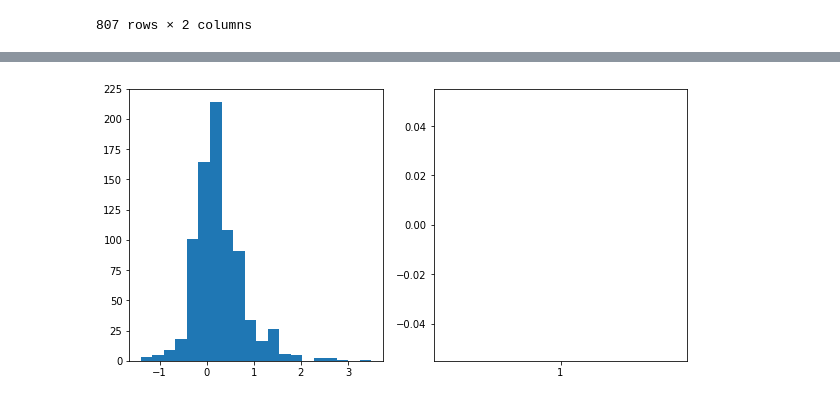
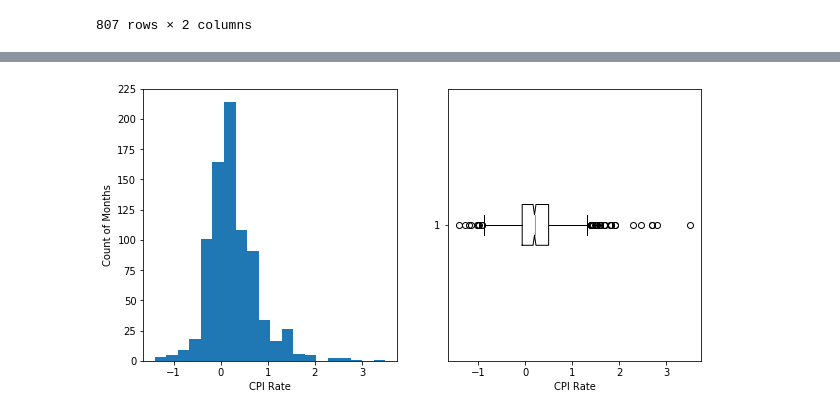
Before and after one commit to chrisoyer/thinkful_notes, a Jupyter notebook: Food Inflation plots.ipynb, the cells around one changed output, grey strips where cells are left out. Saved outputs shown, nothing was run; the diff lists cells and outputs as text; code cells hidden in the pictures.

```diff
--- a/Food Inflation plots.ipynb
+++ b/Food Inflation plots.ipynb
@@ -880,0 +892,8 @@ _This is a histogram of the price level measurements._
+# %%
+#add a column
+cpidf['cpi_rate']=cpidf['cpi'].diff()
+
+#remove Nulls that occured
+cpidf=cpidf.dropna()
+
+cpidf.info()
@@ -881,16 +909,17 @@ _This is a histogram of the price level measurements._
 # %%
-#add a column
-cpidf['cpi_rate']=cpidf['cpi'].diff()
-
 #Histogram & boxplot
-plt.figure(figsize=(10,5))
+fig = plt.figure(figsize=(10,5))
 
 plt.subplot(1,2,1)
 plt.hist(cpidf['cpi_rate'], bins=20)
-#plt.xlabel('CPI Rate')
+plt.xlabel('CPI Rate')
+plt.ylabel('Count of Months')
 
 plt.subplot(1,2,2)
-plt.boxplot(cpidf['cpi_rate'])
-plt.show()
+plt.boxplot(cpidf['cpi_rate'],
+           notch=True,
+           vert=False)
+plt.xlabel('CPI Rate')
+plt.show(fig)
 # %% [output]
-[figure, old version]
+[figure, new version]
```
Also changed, not shown: parts of 10 cells of this notebook.
